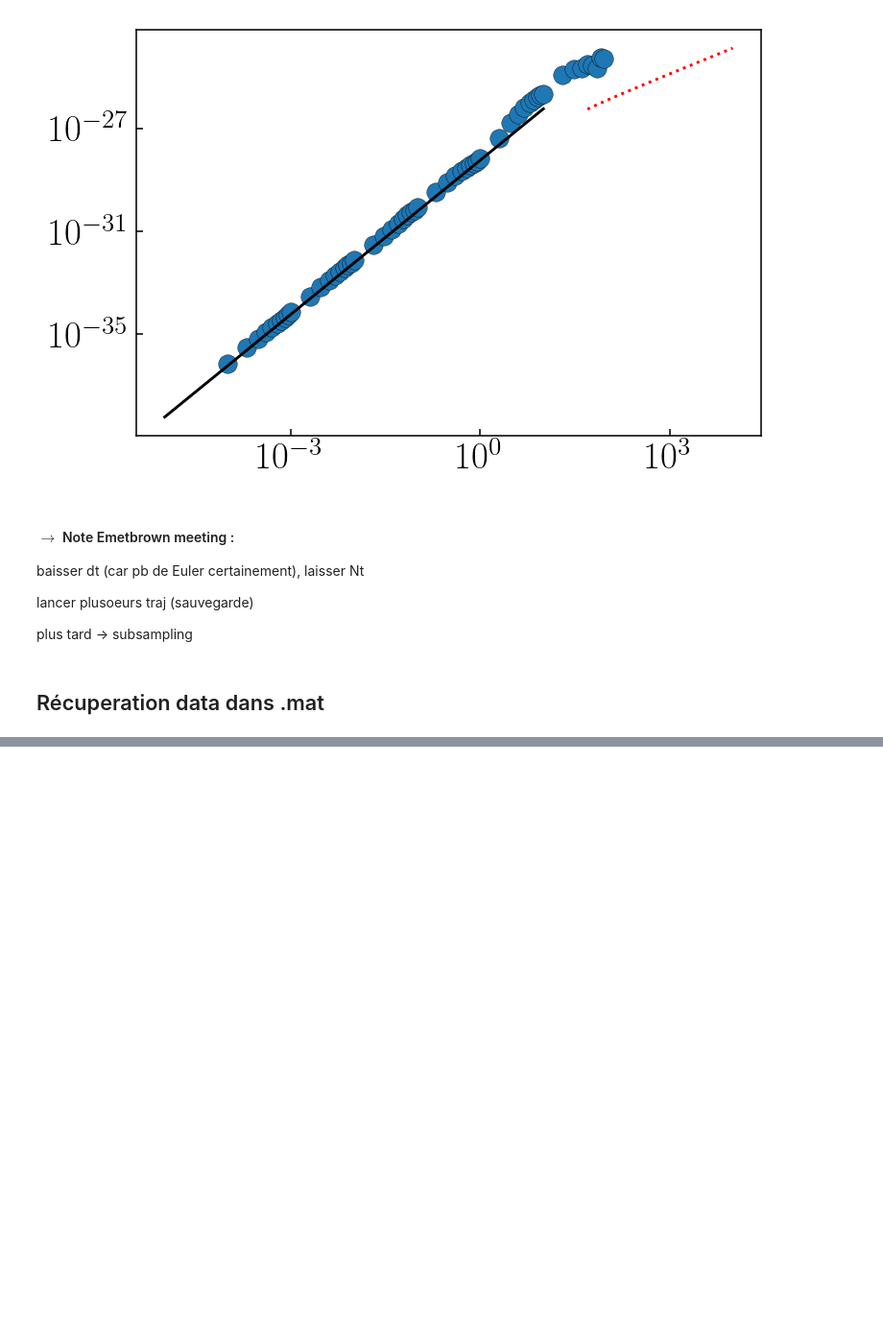
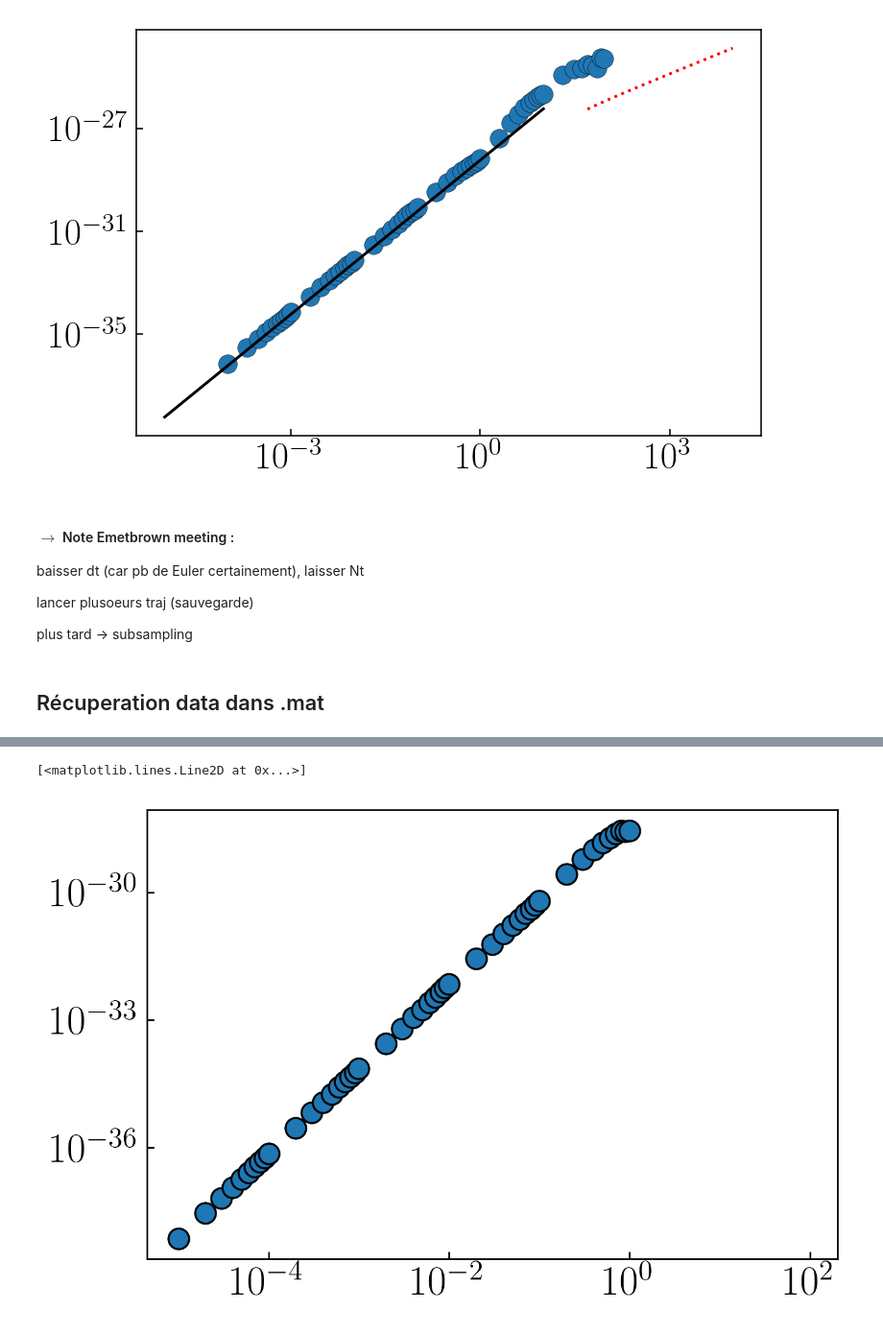
Before and after one commit to ElodieMillan/Brownian-particle-near-wall, a Jupyter notebook: Results/10-21/Overd-RigidWall/Analyse_Overd-Rigid-Wall-CYTHON(longTraj).ipynb, the cells around one changed output, grey strips where cells are left out. Shown at 96% size. Cells and saved outputs as stored; diff of their text form; code cells hidden in the pictures; blank space fills up the shorter version.

```diff
--- a/Results/10-21/Overd-RigidWall/Analyse_Overd-Rigid-Wall-CYTHON(longTraj).ipynb
+++ b/Results/10-21/Overd-RigidWall/Analyse_Overd-Rigid-Wall-CYTHON(longTraj).ipynb
@@ -289,4 +319,31 @@ def run(i):
 # %%
-# from tqdm.contrib.concurrent import process_map
-# with Pool(5) as p:
-#     result = p.map(run, [0]*5)
+from tqdm import tqdm
+from tqdm.contrib.concurrent import process_map
+total_tasks = 10
+Nt = 100000000
+list_dt_c4 = np.array([], dtype=int)
+for i in range(len(str(Nt)) - 1):
+    # Take just 10 points by decade.
+    list_dt_c4 = np.concatenate(
+        (
+            list_dt_c4,
+            np.arange(10 ** i, 10 ** (i + 1), 10 ** i, dtype=int),
+        )
+    )
+
+
+def run(i):
+    dt = 1e-5
+    a = 1.5e-6
+    rho = 1050
+    r0 = (0., 0., PeqZ0.rvs())
+    simu = RigidWallOverdampedLangevin3D(dt=dt, Nt=Nt, R=a, rho=rho, x0=r0)
+    simu.trajectory()
+    c4 = cum4(simu.x, simu.y, list_dt_c4)
+    return c4
+#result = p.imap_unordered(run, [0]*total_tasks)
+r = process_map(run, [0]*total_tasks, max_workers=10, chunksize=1)
+rr = np.array(r)
+dt=1e-5
+a = 1.5e-6
+rho = 1050
@@ -295,0 +365,10 @@ result = process_map(run, [0]*5, max_workers=5)
+# %%
+n=7500
+#for i in r:
+# plt.loglog(list_dt_c4[:n]*1e-3, i[:n],"o")
+plt.loglog(list_dt_c4[:]*1e-5, np.mean(r, axis=0)[:], "o")
+#plt.xlim(1e-4, None)
+#plt.ylim(0,1e-30)
+# %% [output]
+[<matplotlib.lines.Line2D at 0x...>]
+[figure, added]
```
Also changed, not shown: parts of 17 cells of this notebook, 4 other files.
